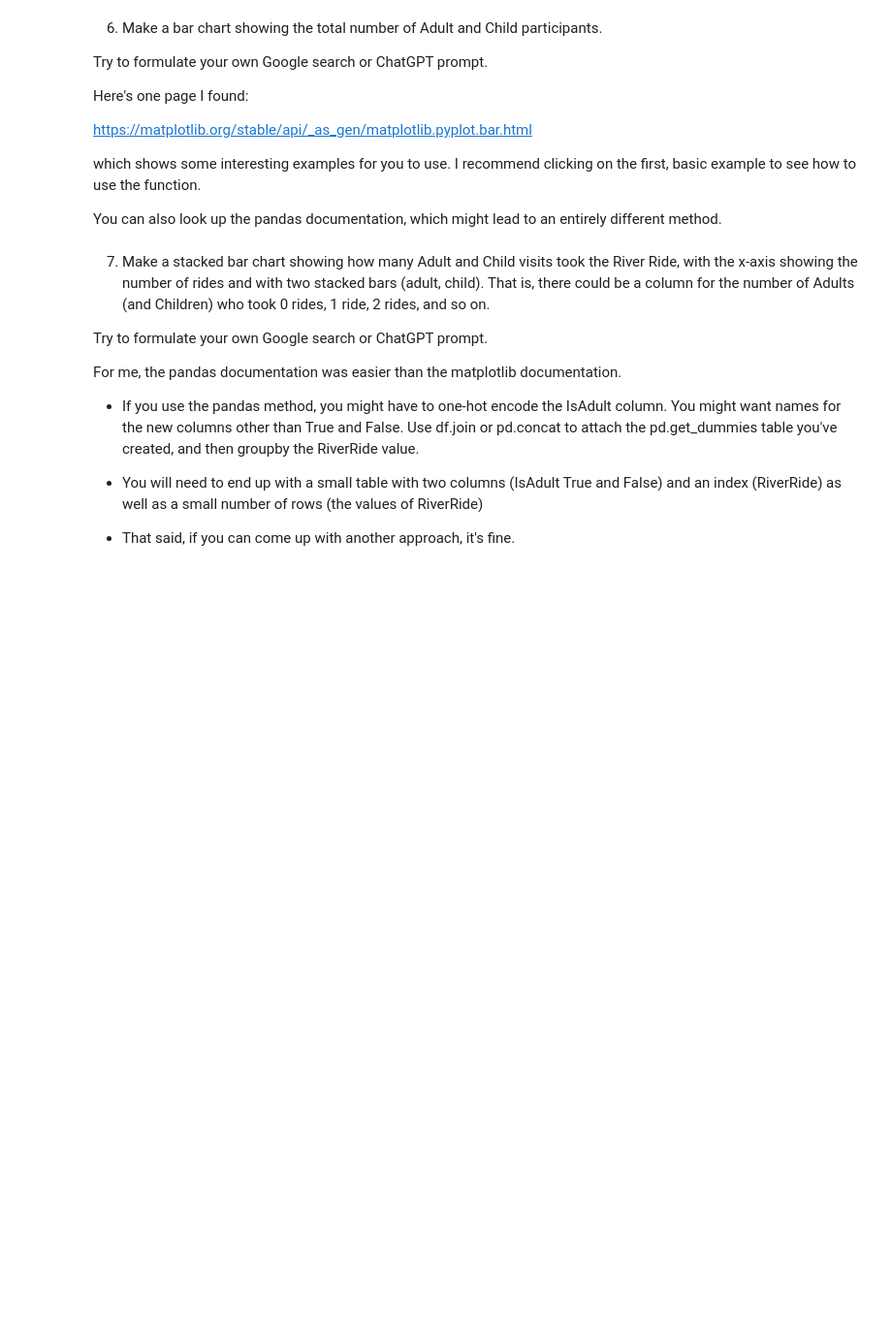
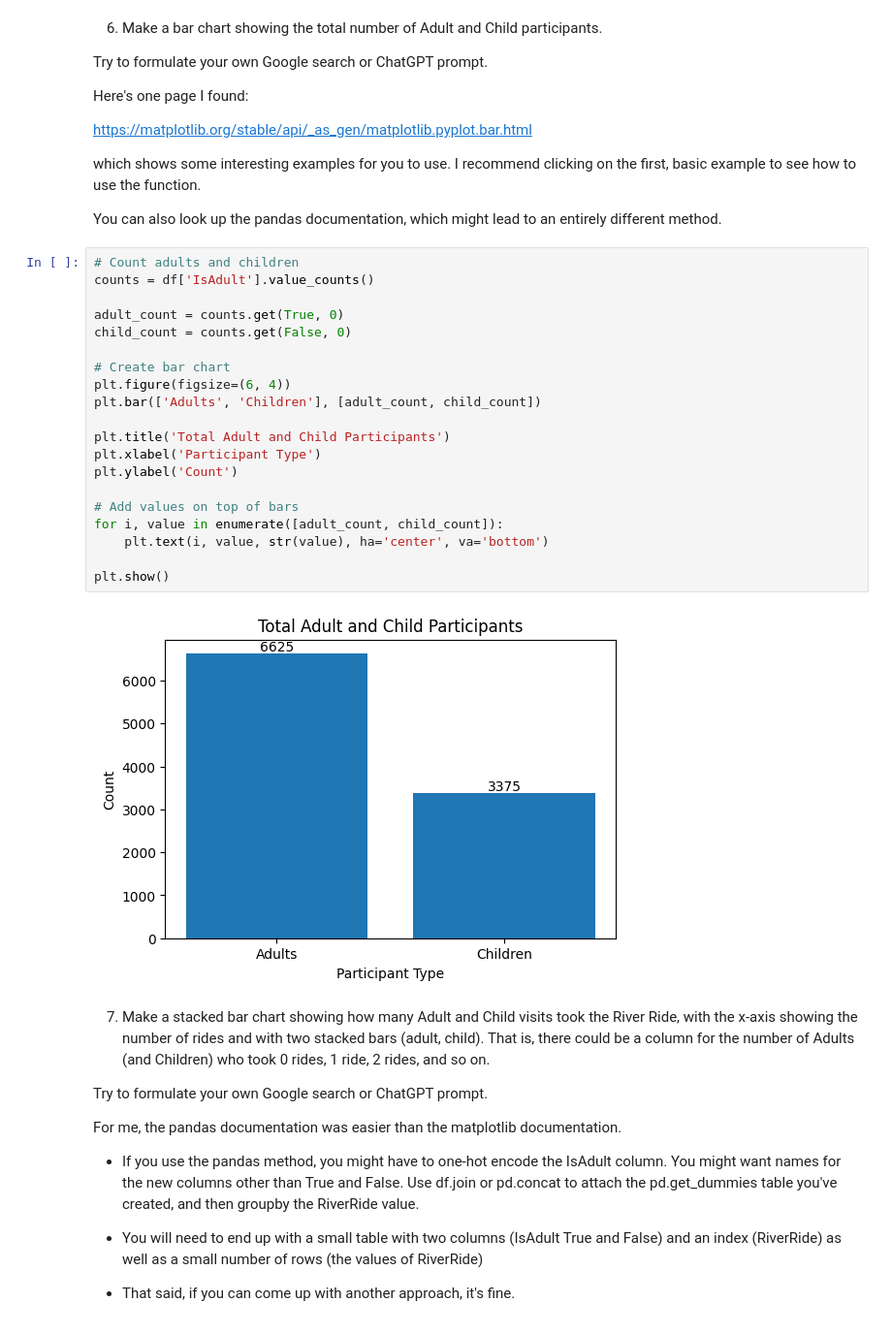
Before and after one commit to svajhart-bu/dx699, a Jupyter notebook: week-03/OMDS-ModB2-Week3-Svajhart-Michael.ipynb, the cells around one changed output. Shown at 97% size. Cells and saved outputs as stored; diff of their text form; blank space fills up the shorter version.

```diff
--- a/week-03/OMDS-ModB2-Week3-Svajhart-Michael.ipynb
+++ b/week-03/OMDS-ModB2-Week3-Svajhart-Michael.ipynb
@@ -210,6 +333,28 @@ https://matplotlib.org/stable/api/_as_gen/matplotlib.pyplot.bar.html
 which shows some interesting examples for you to use.  I recommend clicking on the first, basic example to see how to use the function.
 
 You can also look up the pandas documentation, which might lead to an entirely different method.
+# %%
+# Count adults and children
+counts = df['IsAdult'].value_counts()
+
+adult_count = counts.get(True, 0)
+child_count = counts.get(False, 0)
+
+# Create bar chart
+plt.figure(figsize=(6, 4))
+plt.bar(['Adults', 'Children'], [adult_count, child_count])
+
+plt.title('Total Adult and Child Participants')
+plt.xlabel('Participant Type')
+plt.ylabel('Count')
+
+# Add values on top of bars
+for i, value in enumerate([adult_count, child_count]):
+    plt.text(i, value, str(value), ha='center', va='bottom')
+
+plt.show()
+# %% [output]
+[figure, added]
 # %% [markdown]
 7. Make a stacked bar chart showing how many Adult and Child visits took the River Ride, with the x-axis showing the number of rides and with two stacked bars (adult, child).  That is, there could be a column for the number of Adults (and Children) who took 0 rides, 1 ride, 2 rides, and so on.
 
```
Also changed, not shown: parts of 9 cells of this notebook, 2 other files.
